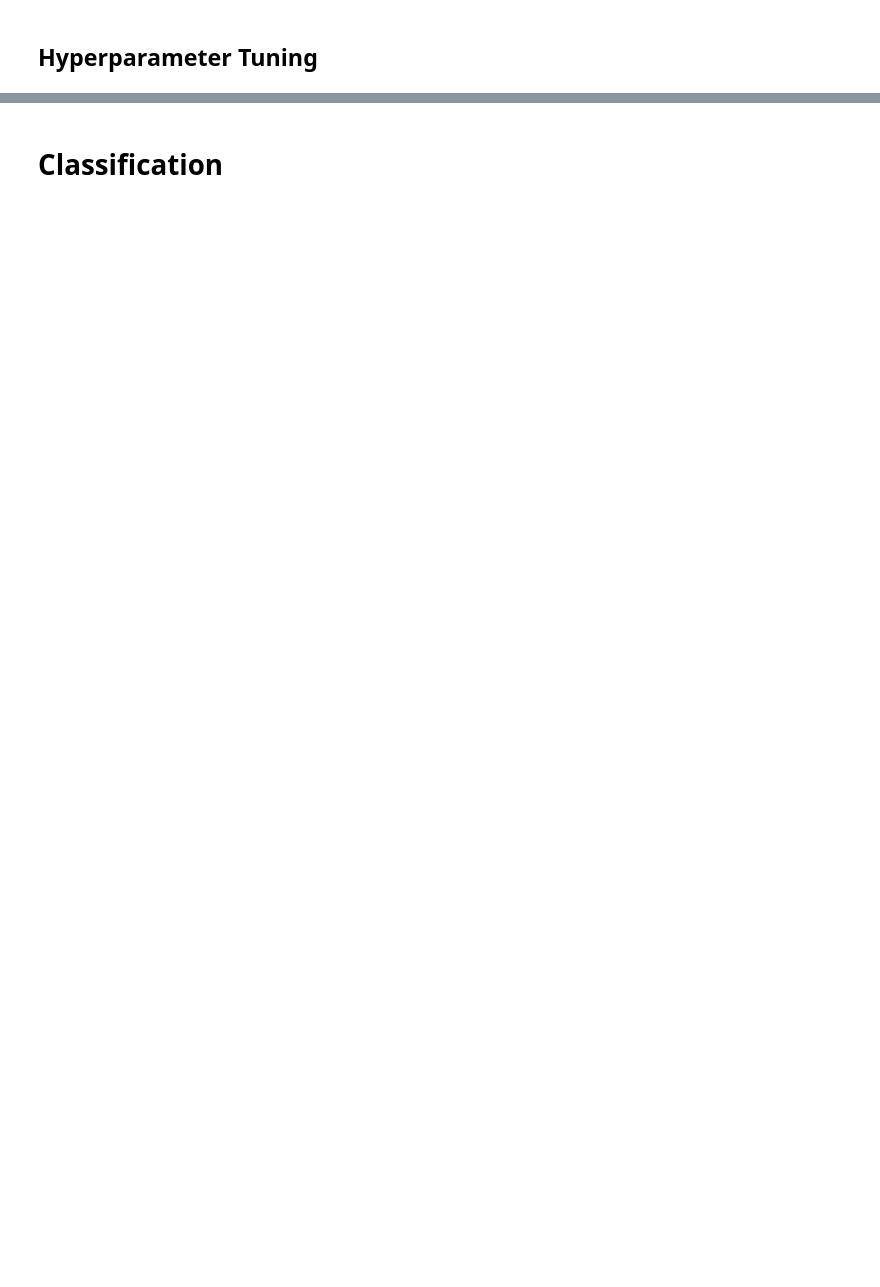
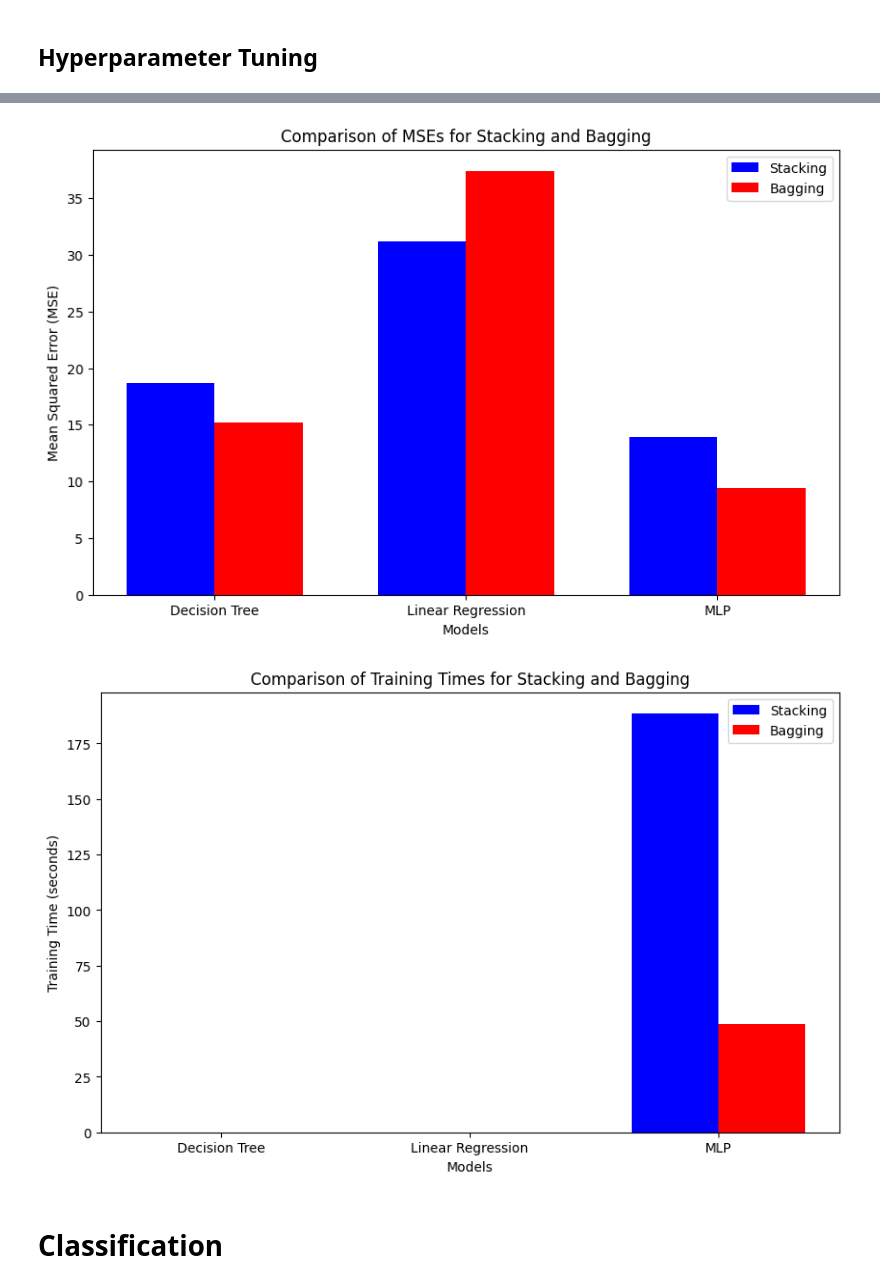
Before and after one commit to losettimourya/SMAI-Assignment4, a Jupyter notebook: 3.3.ipynb, the cells around one changed output, grey strips where cells are left out. Saved outputs shown, nothing was run; the diff lists cells and outputs as text; code cells hidden in the pictures; blank space fills up the shorter version.

```diff
--- a/3.3.ipynb
+++ b/3.3.ipynb
@@ -467,7 +463,7 @@ print(y_train)
 # %% [markdown]
 # Regression
 # %%
-def bagging_ensemble_regression(X_train, y_train,X_test,y_test, base0_estimator, base1_estimator, n0_estimators,stacking):
+def stacking_ensemble_regression(X_train, y_train,X_test,y_test, base0_estimator, base1_estimator, n0_estimators,stacking):
     ensemble_models = []
     y_preds = []
     y_tests = []
@@ -552,7 +548,7 @@ def bagging_ensemble_regression(X_train, y_train,X_test,y_test, base0_estimator,
         return y_pred
     return predict
 
-bagged_regressor_decision_tree_soft = bagging_ensemble_regression(X_train, y_train,X_test,y_test, base0_estimator="DecisionTree",base1_estimator="Linear",n0_estimators=2, stacking = "Blending")
+bagged_regressor_decision_tree_soft = stacking_ensemble_regression(X_train, y_train,X_test,y_test, base0_estimator="DecisionTree",base1_estimator="Linear",n0_estimators=2, stacking = "Blending")
 y_pred = bagged_regressor_decision_tree_soft(X_test)
 mse = mean_squared_error(y_test, y_pred)
 print("Mean Squared Error:", mse)
@@ -660,3 +703,31 @@ sample_fraction: 1
+# %%
+# Times for DecisionTree and Linear are negligible compared to MLP
+labels = ['Decision Tree', 'Linear Regression', 'MLP']
+plt.figure(figsize=(10, 6))
+bar_width = 0.35
+index = np.arange(len(labels))
+
+plt.bar(index, [dtreemse[0], linmse[0], mlpmse[0]], width=bar_width, label='Stacking', color='b', align='center')
+plt.bar(index + bar_width, [dtreemse[1], linmse[1], mlpmse[1]], width=bar_width, label='Bagging', color='r', align='center')
+plt.xlabel('Models')
+plt.ylabel('Mean Squared Error (MSE)')
+plt.title('Comparison of MSEs for Stacking and Bagging')
+plt.xticks(index + bar_width / 2, labels)
+plt.legend()
+plt.show()
+
+plt.figure(figsize=(10, 6))
+plt.bar(index, [dtreetime[0], lintime[0], mlptime[0]], width=bar_width, label='Stacking', color='b', align='center')
+plt.bar(index + bar_width, [dtreetime[1], lintime[1], mlptime[1]], width=bar_width, label='Bagging', color='r', align='center')
+plt.xlabel('Models')
+plt.ylabel('Training Time (seconds)')
+plt.title('Comparison of Training Times for Stacking and Bagging')
+plt.xticks(index + bar_width / 2, labels)
+plt.legend()
+plt.show()
+# %% [output]
+[figure, added]
+[figure, added]
 # %%
 data = pd.read_csv('WineQT.csv', header=0)
 train_data, test_data = train_test_split(data, test_size=0.2,random_state = 42)
```
Also changed, not shown: parts of 19 cells of this notebook, 2 other files.
